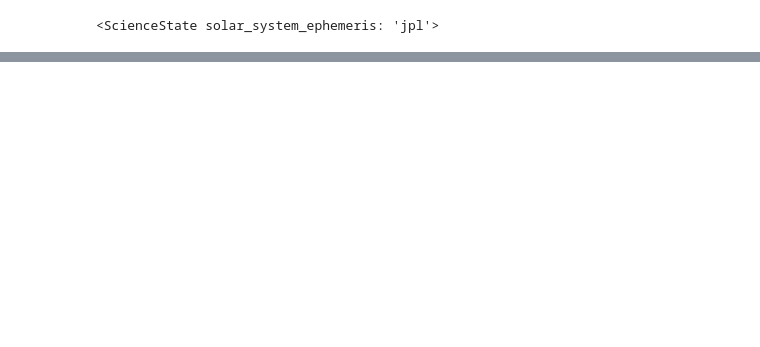
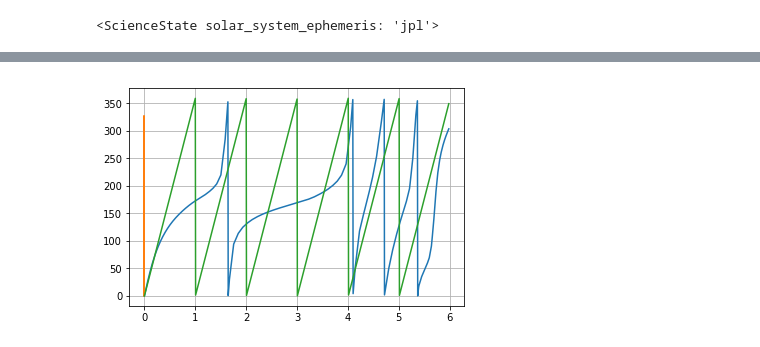
Before and after one commit to iamxanadu/GMAT-SaturnIcyMoonExplorer, a Jupyter notebook: EE_Optimal_Ascent-2controls.ipynb, the cells around one changed output, grey strips where cells are left out. Drawn from its saved outputs; the diff is of its cells as text; code cells hidden in the pictures; blank space fills up the shorter version.

```diff
--- a/EE_Optimal_Ascent-2controls.ipynb
+++ b/EE_Optimal_Ascent-2controls.ipynb
@@ -289,14 +304,22 @@ if(flag_savefig):plt.savefig(savefig_dir + "guess_ut1" + savefig_add + ".png")
 # %%
-t_guess_f = prob.time_all_section;
+if 0:
+    t_guess_f = prob.time_all_section;
 
-r_interp = interpolate.interp1d(t_guess,r_guess)
+    r_interp = interpolate.interp1d(t_guess,r_guess)
 
-prob.set_states_all_section(0,r_interp(t_guess_f))
-prob.set_states_all_section(1, vr_init)
-prob.set_states_all_section(2, vt_init)
-prob.set_controls_all_section(0, ur_init)
-prob.set_controls_all_section(1, ut_init)
-
+    prob.set_states_all_section(0,r_interp(t_guess_f))
+    prob.set_states_all_section(1, vr_init)
+    prob.set_states_all_section(2, vt_init)
+    prob.set_controls_all_section(0, ur_init)
+    prob.set_controls_all_section(1, ut_init)
+else:
+    import pandas as pd
+    df=pd.read_csv('OpenGoddard_output.csv', sep=',')
+    prob.set_states_all_section(0,(df[" state0"]))
+    prob.set_states_all_section(1,(df[" state1"]))
+    prob.set_states_all_section(2,(df[" state2"]))
+    prob.set_controls_all_section(0,(df[" control0"]))
+    prob.set_controls_all_section(1,(df[" control1"]))
 
 # ========================
 # Main Process
@@ -403,10 +441,10 @@ if(flag_savefig): plt.savefig(savefig_dir + "thrust" + ".png")
 from scipy import integrate
 from scipy import interpolate
 
-theta = integrate.cumtrapz(vt / r, time, initial=0)
-theta_f = interpolate.interp1d(time, theta)
-r_f = interpolate.interp1d(time, r)
-time_fine = np.linspace(time[0], time[-1], 1000)
+theta = integrate.cumtrapz((vt / r)*obj.wref, time*obj.tref, initial=0)
+theta_f = interpolate.interp1d(time*obj.tref, theta)
+r_f = interpolate.interp1d(time*obj.tref, r)
+time_fine = np.linspace(time[0]*obj.tref, time[-1]*obj.tref, 1000)
 r_fine = r_f(time_fine)
 theta_fine = theta_f(time_fine)
 
@@ -420,8 +458,8 @@ ax.add_patch(circle0)
 ax.add_patch(circlef)
 plt.grid()
 plt.axis('equal')
-plt.ylim((-5*max(obj.r0,obj.rf),5*max(obj.r0,obj.rf)))
-plt.xlim((-5*max(obj.r0,obj.rf),5*max(obj.r0,obj.rf)))
+plt.ylim((-2*max(obj.r0,obj.rf),2*max(obj.r0,obj.rf)))
+plt.xlim((-2*max(obj.r0,obj.rf),2*max(obj.r0,obj.rf)))
 plt.xlabel('x (AU)')
 plt.ylabel('y (AU)')
 if(flag_savefig): plt.savefig(savefig_dir + "trajectry" + ".png")
@@ -451,8 +489,8 @@ ax.add_patch(circle0)
 ax.add_patch(circlef)
 plt.grid()
 plt.axis('equal')
-plt.ylim((-5*max(obj.r0,obj.rf),5*max(obj.r0,obj.rf)))
-plt.xlim((-5*max(obj.r0,obj.rf),5*max(obj.r0,obj.rf)))
+plt.ylim((-2*max(obj.r0,obj.rf),2*max(obj.r0,obj.rf)))
+plt.xlim((-2*max(obj.r0,obj.rf),2*max(obj.r0,obj.rf)))
 plt.xlabel('x (AU)')
 plt.ylabel('y (AU)')
 if(flag_savefig): plt.savefig(savefig_dir + "trajectry" + ".png")
@@ -462,5 +511,8 @@ plt.show()
 # %%
 plt.figure()
-plt.plot(time_fine*obj.tref/year,360*((theta_fine/(2*pi))%1))
-plt.plot(time_fine*obj.tref/year,360*((obj.w0*time_fine/(2*pi))%1))
+plt.plot(time_fine/year,360*((theta_fine/(2*pi))%1))
+plt.plot(time/year,     360*((theta/(2*pi))%1))
+plt.plot(time_fine/year,360*((obj.w0*obj.wref*time_fine/(2*pi))%1))
 plt.grid()
+# %% [output]
+[figure, added]
```
Also changed, not shown: parts of 15 cells of this notebook, 22 other files.
